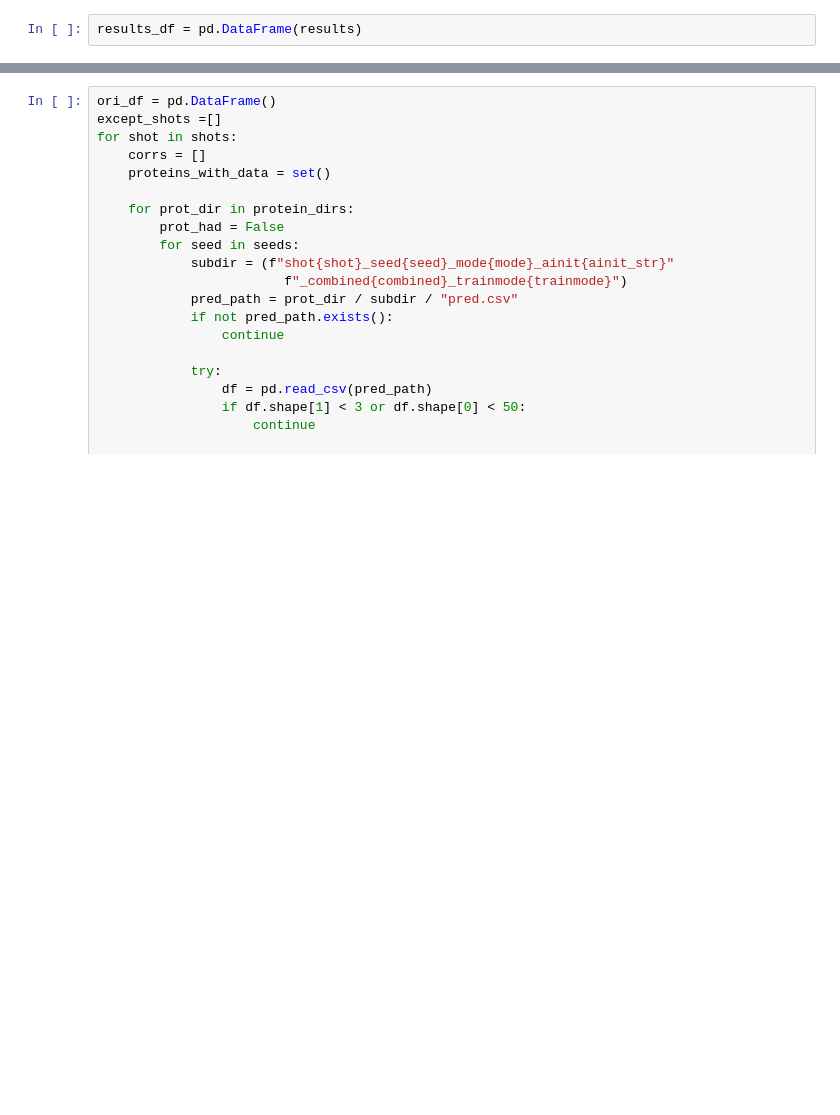
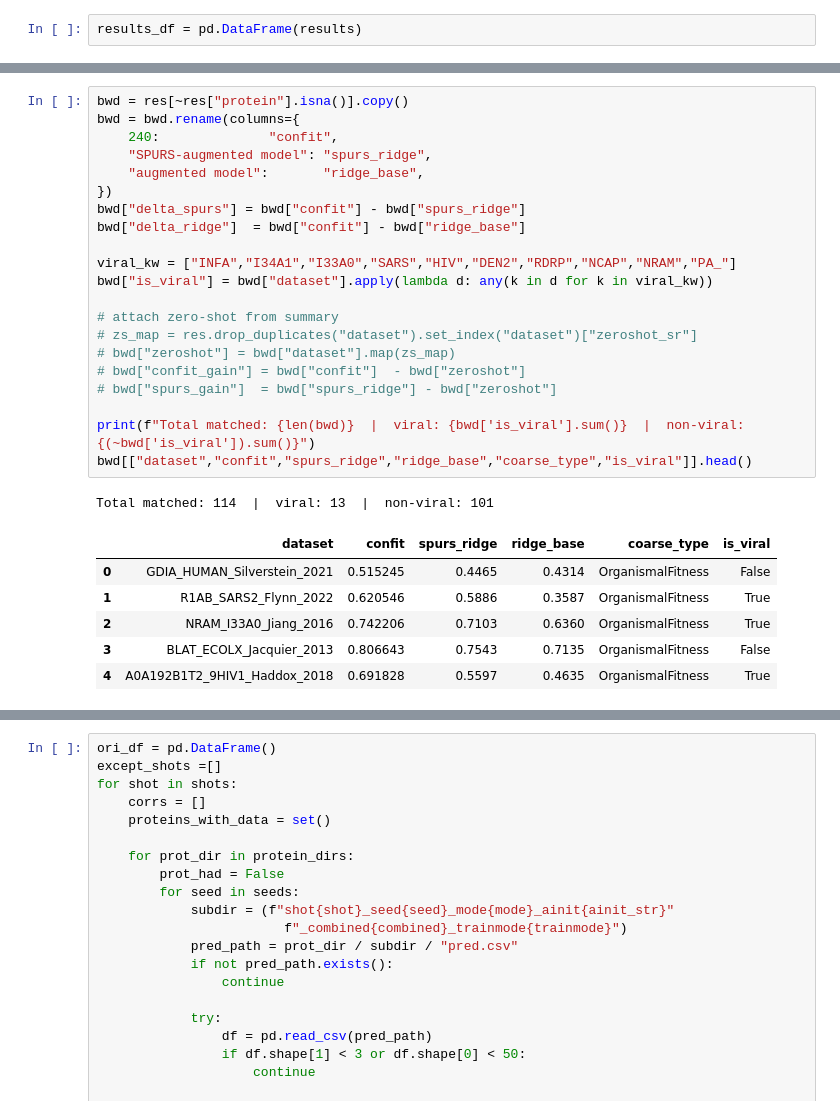
Before and after one commit to Sqingshannon/Fine-tune_plm, a Jupyter notebook: different_shot_performance.ipynb, the cells around one changed output, grey strips where cells are left out. Cells and saved outputs as stored; diff of their text form; blank space fills up the shorter version.

Commit message:
Update shot notebook sh file experiment file

```diff
--- a/different_shot_performance.ipynb
+++ b/different_shot_performance.ipynb
@@ -90,0 +660,29 @@ dtype: float64
+# %%
+bwd = res[~res["protein"].isna()].copy()
+bwd = bwd.rename(columns={
+    240:              "confit",
+    "SPURS-augmented model": "spurs_ridge",
+    "augmented model":       "ridge_base",
+})
+bwd["delta_spurs"] = bwd["confit"] - bwd["spurs_ridge"]
+bwd["delta_ridge"]  = bwd["confit"] - bwd["ridge_base"]
+
+viral_kw = ["INFA","I34A1","I33A0","SARS","HIV","DEN2","RDRP","NCAP","NRAM","PA_"]
+bwd["is_viral"] = bwd["dataset"].apply(lambda d: any(k in d for k in viral_kw))
+
+# attach zero-shot from summary
+# zs_map = res.drop_duplicates("dataset").set_index("dataset")["zeroshot_sr"]
+# bwd["zeroshot"] = bwd["dataset"].map(zs_map)
+# bwd["confit_gain"] = bwd["confit"]  - bwd["zeroshot"]
+# bwd["spurs_gain"]  = bwd["spurs_ridge"] - bwd["zeroshot"]
+
+print(f"Total matched: {len(bwd)}  |  viral: {bwd['is_viral'].sum()}  |  non-viral: {(~bwd['is_viral']).sum()}")
+bwd[["dataset","confit","spurs_ridge","ridge_base","coarse_type","is_viral"]].head()
+# %% [output]
+Total matched: 114  |  viral: 13  |  non-viral: 101
+|  | dataset | confit | spurs_ridge | ridge_base | coarse_type | is_viral |
+| 0 | GDIA_HUMAN_Silverstein_2021 | 0.515245 | 0.4465 | 0.4314 | OrganismalFitness | False |
+| 1 | R1AB_SARS2_Flynn_2022 | 0.620546 | 0.5886 | 0.3587 | OrganismalFitness | True |
+| 2 | NRAM_I33A0_Jiang_2016 | 0.742206 | 0.7103 | 0.6360 | OrganismalFitness | True |
+| 3 | BLAT_ECOLX_Jacquier_2013 | 0.806643 | 0.7543 | 0.7135 | OrganismalFitness | False |
+| 4 | A0A192B1T2_9HIV1_Haddox_2018 | 0.691828 | 0.5597 | 0.4635 | OrganismalFitness | True |
```
Also changed, not shown: parts of 16 cells of this notebook, 2 other files.
